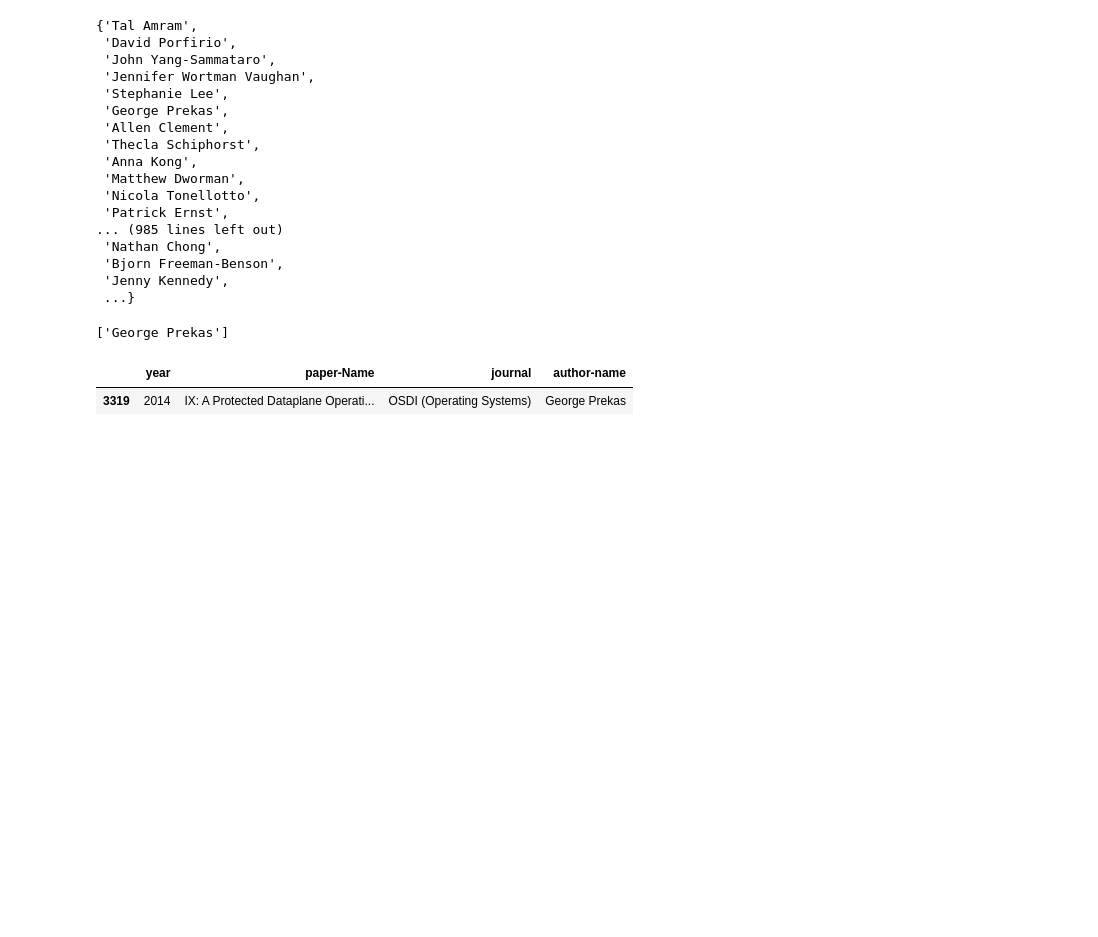
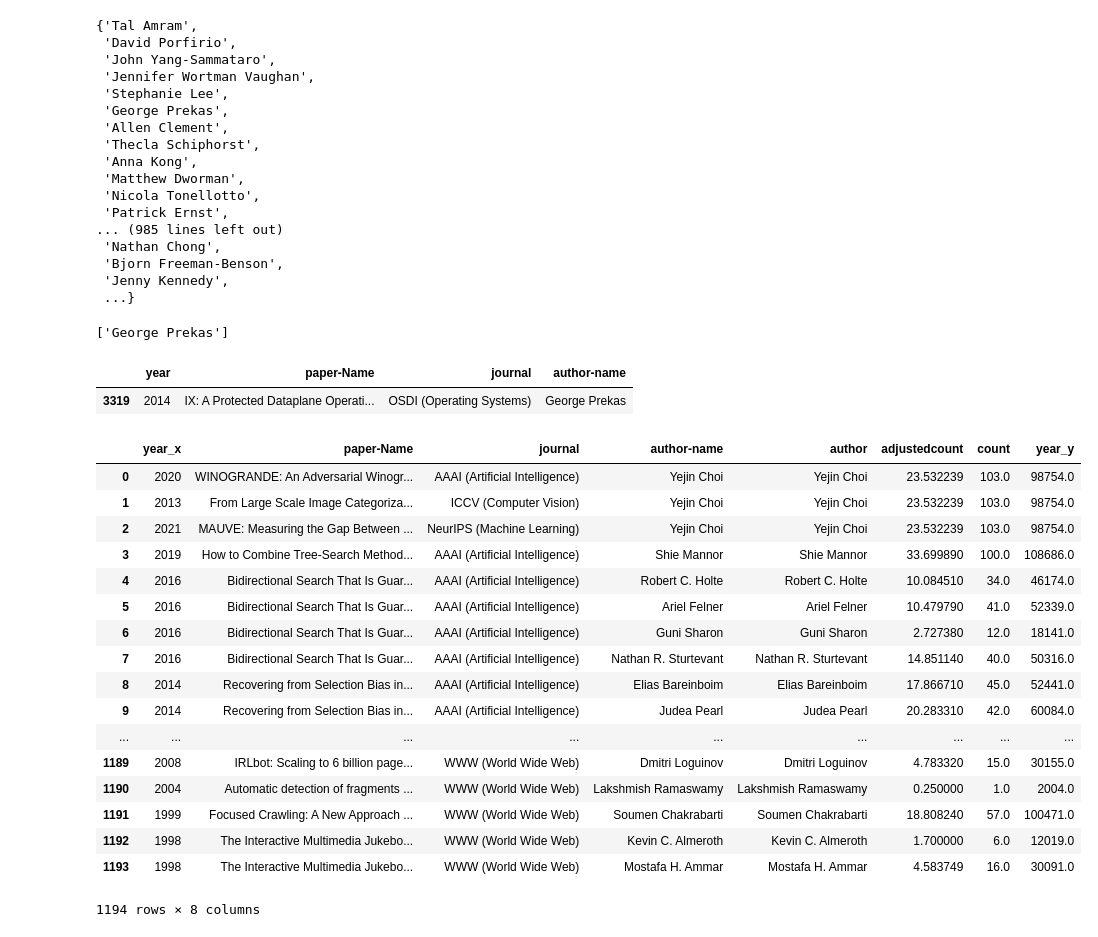
Before and after one commit to n8kim1/bright-future, a Jupyter notebook: src/Best Paper Prediction.ipynb, the cells around one changed output. Drawn from its saved outputs; the diff is of its cells as text; code cells hidden in the pictures; blank space fills up the shorter version.

```diff
--- a/src/Best Paper Prediction.ipynb
+++ b/src/Best Paper Prediction.ipynb
@@ -118,3 +118,25 @@ df[df["author-name"] == "George Prekas"]
 # %% [output]
 |  | year | paper-Name | journal | author-name |
 | 3319 | 2014 | IX: A Protected Dataplane Operati... | OSDI (Operating Systems) | George Prekas |
+# %%
+merged_df = df.merge(df_works.groupby("author").sum().reset_index(), left_on='author-name', right_on='author')
+merged_df
+# %% [output]
+|  | year_x | paper-Name | journal | author-name | author | adjustedcount | count | year_y |
+| 0 | 2020 | WINOGRANDE: An Adversarial Winogr... | AAAI (Artificial Intelligence) | Yejin Choi | Yejin Choi | 23.532239 | 103.0 | 98754.0 |
+| 1 | 2013 | From Large Scale Image Categoriza... | ICCV (Computer Vision) | Yejin Choi | Yejin Choi | 23.532239 | 103.0 | 98754.0 |
+| 2 | 2021 | MAUVE: Measuring the Gap Between ... | NeurIPS (Machine Learning) | Yejin Choi | Yejin Choi | 23.532239 | 103.0 | 98754.0 |
+| 3 | 2019 | How to Combine Tree-Search Method... | AAAI (Artificial Intelligence) | Shie Mannor | Shie Mannor | 33.699890 | 100.0 | 108686.0 |
+| 4 | 2016 | Bidirectional Search That Is Guar... | AAAI (Artificial Intelligence) | Robert C. Holte | Robert C. Holte | 10.084510 | 34.0 | 46174.0 |
+| 5 | 2016 | Bidirectional Search That Is Guar... | AAAI (Artificial Intelligence) | Ariel Felner | Ariel Felner | 10.479790 | 41.0 | 52339.0 |
+| 6 | 2016 | Bidirectional Search That Is Guar... | AAAI (Artificial Intelligence) | Guni Sharon | Guni Sharon | 2.727380 | 12.0 | 18141.0 |
+| 7 | 2016 | Bidirectional Search That Is Guar... | AAAI (Artificial Intelligence) | Nathan R. Sturtevant | Nathan R. Sturtevant | 14.851140 | 40.0 | 50316.0 |
+| 8 | 2014 | Recovering from Selection Bias in... | AAAI (Artificial Intelligence) | Elias Bareinboim | Elias Bareinboim | 17.866710 | 45.0 | 52441.0 |
+| 9 | 2014 | Recovering from Selection Bias in... | AAAI (Artificial Intelligence) | Judea Pearl | Judea Pearl | 20.283310 | 42.0 | 60084.0 |
+| ... | ... | ... | ... | ... | ... | ... | ... | ... |
+| 1189 | 2008 | IRLbot: Scaling to 6 billion page... | WWW (World Wide Web) | Dmitri Loguinov | Dmitri Loguinov | 4.783320 | 15.0 | 30155.0 |
+| 1190 | 2004 | Automatic detection of fragments ... | WWW (World Wide Web) | Lakshmish Ramaswamy | Lakshmish Ramaswamy | 0.250000 | 1.0 | 2004.0 |
+| 1191 | 1999 | Focused Crawling: A New Approach ... | WWW (World Wide Web) | Soumen Chakrabarti | Soumen Chakrabarti | 18.808240 | 57.0 | 100471.0 |
+| 1192 | 1998 | The Interactive Multimedia Jukebo... | WWW (World Wide Web) | Kevin C. Almeroth | Kevin C. Almeroth | 1.700000 | 6.0 | 12019.0 |
+| 1193 | 1998 | The Interactive Multimedia Jukebo... | WWW (World Wide Web) | Mostafa H. Ammar | Mostafa H. Ammar | 4.583749 | 16.0 | 30091.0 |
+1194 rows × 8 columns
```
Also changed, not shown: parts of 3 cells of this notebook.
